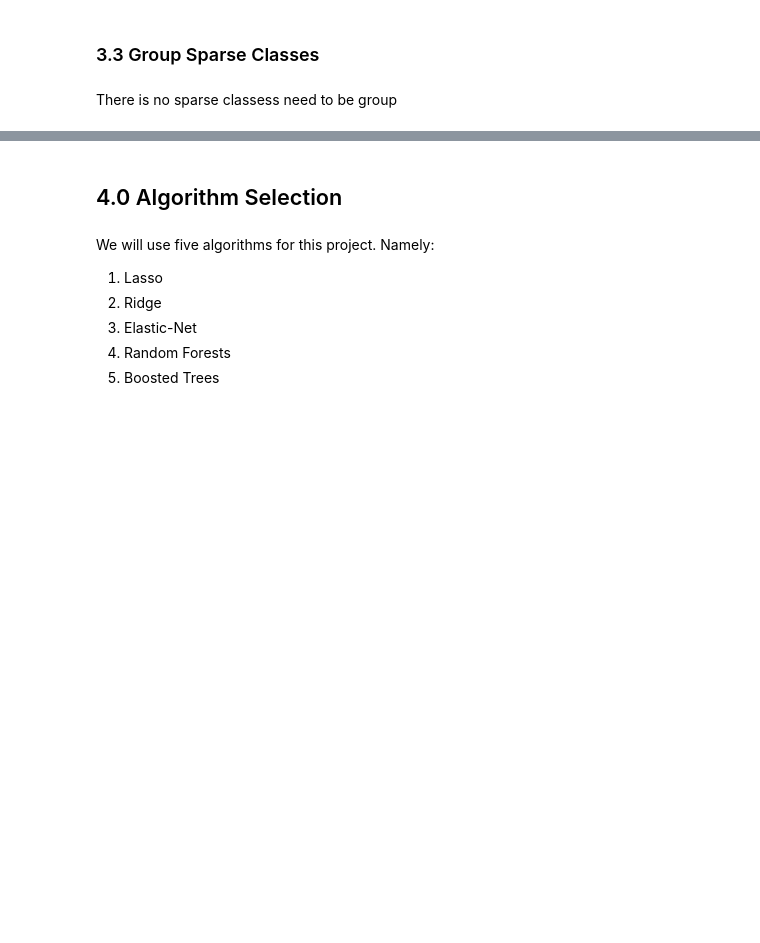
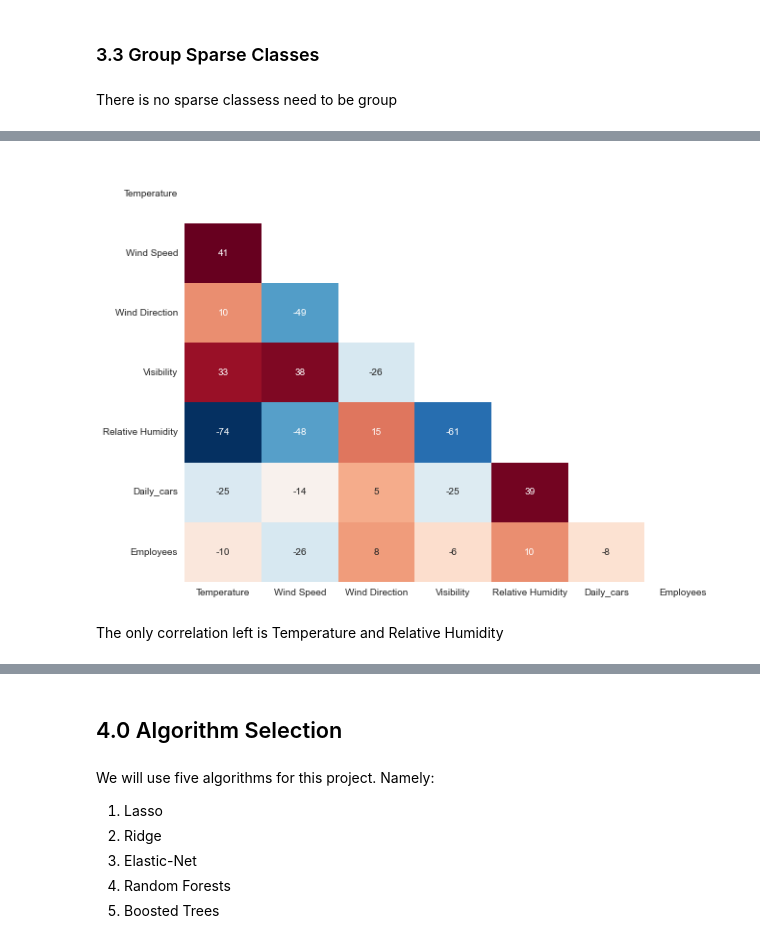
Before and after one commit to justaplan/carpark_occupancy_prediction, a Jupyter notebook: Carpark Occupancy Prediction Regression.ipynb, the cells around one changed output, grey strips where cells are left out. Saved outputs shown, nothing was run; the diff lists cells and outputs as text; code cells hidden in the pictures; blank space fills up the shorter version.

```diff
--- a/Carpark Occupancy Prediction Regression.ipynb
+++ b/Carpark Occupancy Prediction Regression.ipynb
@@ -462 +514,28 @@ There is no sparse classess need to be group
+# %%
+## Let drop fews features -> "Maximum Temperature", "Minimum Temperature", "Cloud Cover", "Heat Index"
+
+new_df = new_df.drop(["Maximum Temperature", "Minimum Temperature", "Cloud Cover", "Heat Index"], axis=1)
+
+## White background Chart
+sns.set_style("whitegrid")
+
+## Generate a mask for the upper triangle
+mask = np.zeros_like(new_df.corr())
+mask[np.triu_indices_from(mask)] = 1
+
+plt.figure(figsize=(10,8))
+
+sns.heatmap(new_df.corr() * 100,
+            cmap="RdBu_r",
+            annot=True,
+            fmt=".0f",
+            mask=mask,
+            cbar=False
+           )
+
+plt.show()
+# %% [output]
+[figure, added]
+# %% [markdown]
+The only correlation left is Temperature and Relative Humidity
 # %% [markdown]
```
Also changed, not shown: parts of 14 cells of this notebook.
